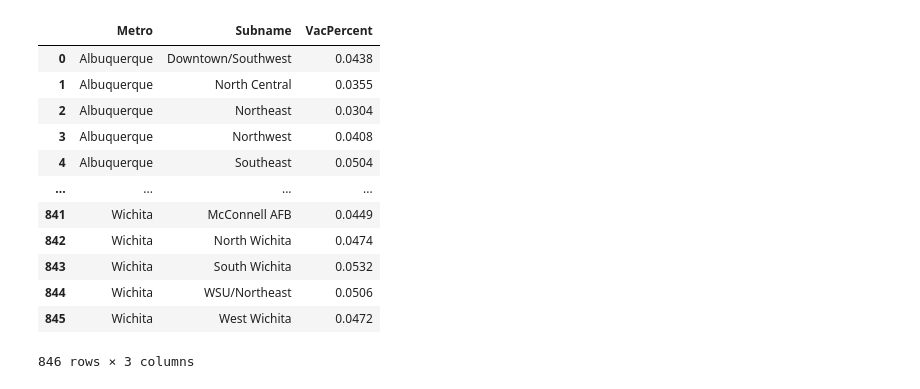
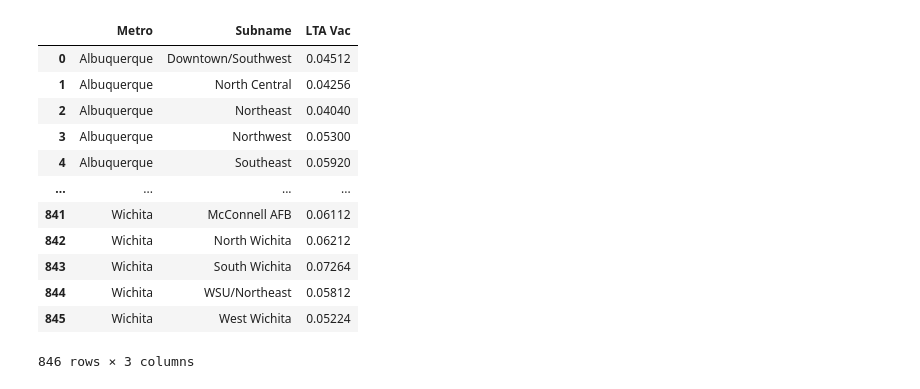
Before and after one commit to Ali3990/TMs31-Value-Add, a Jupyter notebook: REIS-Matrix.ipynb, the cells around one changed output. Drawn from its saved outputs; the diff is of its cells as text; code cells hidden in the pictures.

```diff
--- a/REIS-Matrix.ipynb
+++ b/REIS-Matrix.ipynb
@@ -6,2 +15,3 @@ sub_df = pd.read_excel(sub_path, sheet_name='Sheet1')
 # %%
-sub_df1 = sub_df[sub_df['Year'].between(1990, 2024)]
+sub_df1 = sub_df[(sub_df['Year'].between(1990, 2024)) & (sub_df['Quarter'] == 5)]
+sub_df1
@@ -8,19 +32,20 @@ sub_df1 = sub_df[sub_df['Year'].between(1990, 2024)]
 # %%
 lta_vac = sub_df1.groupby(by=['Metro', 'Subname'], group_keys=True)['VacPercent'].mean().reset_index()
-lta_vac['VacPercent'] = round(lta_vac['VacPercent']/100, 4)
+lta_vac['VacPercent'] = round(lta_vac['VacPercent']/100, 5)
+lta_vac.rename(columns={'VacPercent': 'LTA Vac'}, inplace=True)
 
 lta_vac
 # %% [output]
-|  | Metro | Subname | VacPercent |
-| 0 | Albuquerque | Downtown/Southwest | 0.0438 |
-| 1 | Albuquerque | North Central | 0.0355 |
-| 2 | Albuquerque | Northeast | 0.0304 |
-| 3 | Albuquerque | Northwest | 0.0408 |
-| 4 | Albuquerque | Southeast | 0.0504 |
+|  | Metro | Subname | LTA Vac |
+| 0 | Albuquerque | Downtown/Southwest | 0.04512 |
+| 1 | Albuquerque | North Central | 0.04256 |
+| 2 | Albuquerque | Northeast | 0.04040 |
+| 3 | Albuquerque | Northwest | 0.05300 |
+| 4 | Albuquerque | Southeast | 0.05920 |
 | ... | ... | ... | ... |
-| 841 | Wichita | McConnell AFB | 0.0449 |
-| 842 | Wichita | North Wichita | 0.0474 |
-| 843 | Wichita | South Wichita | 0.0532 |
-| 844 | Wichita | WSU/Northeast | 0.0506 |
-| 845 | Wichita | West Wichita | 0.0472 |
+| 841 | Wichita | McConnell AFB | 0.06112 |
+| 842 | Wichita | North Wichita | 0.06212 |
+| 843 | Wichita | South Wichita | 0.07264 |
+| 844 | Wichita | WSU/Northeast | 0.05812 |
+| 845 | Wichita | West Wichita | 0.05224 |
 846 rows × 3 columns
```
Also changed, not shown: parts of 4 cells of this notebook.
